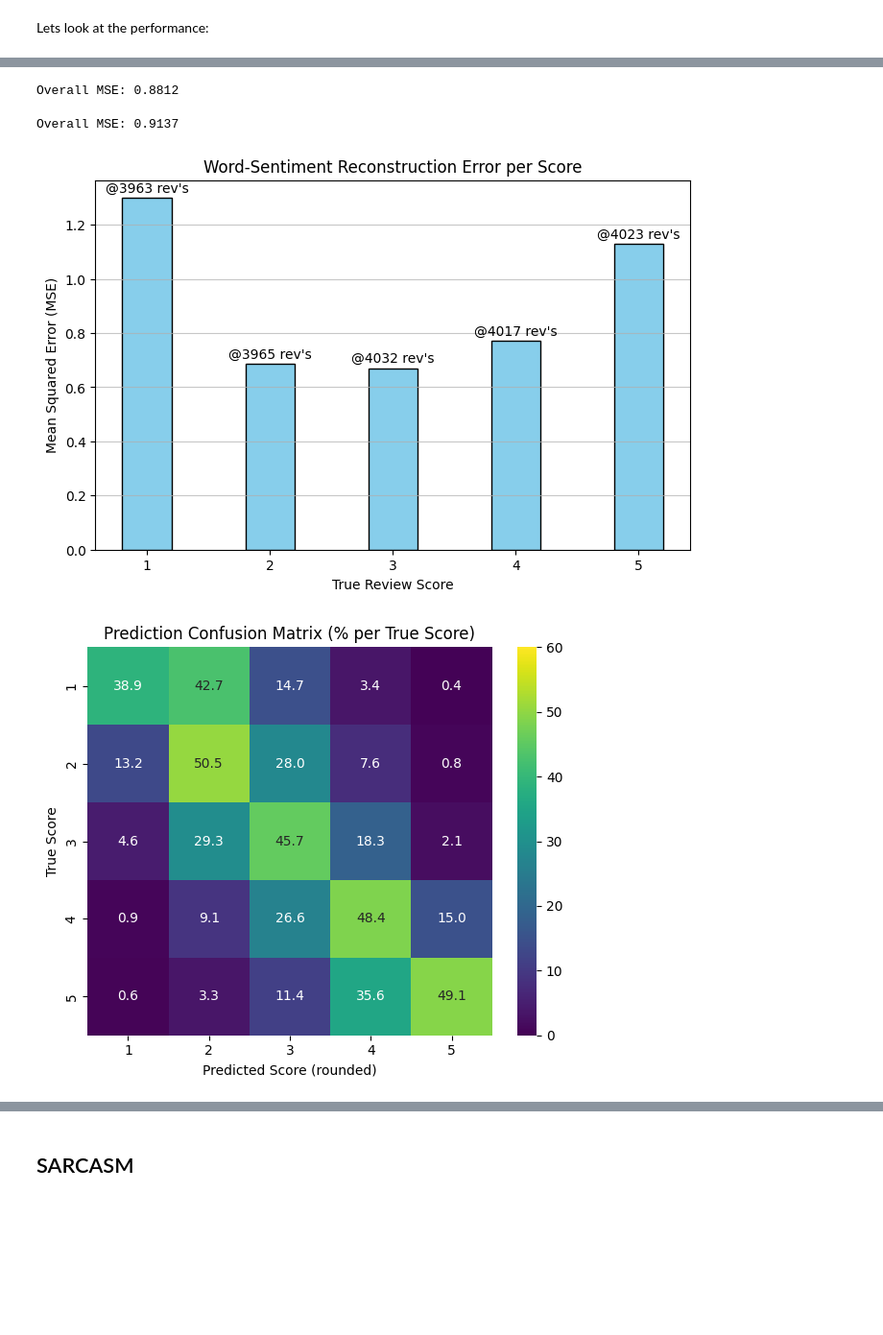
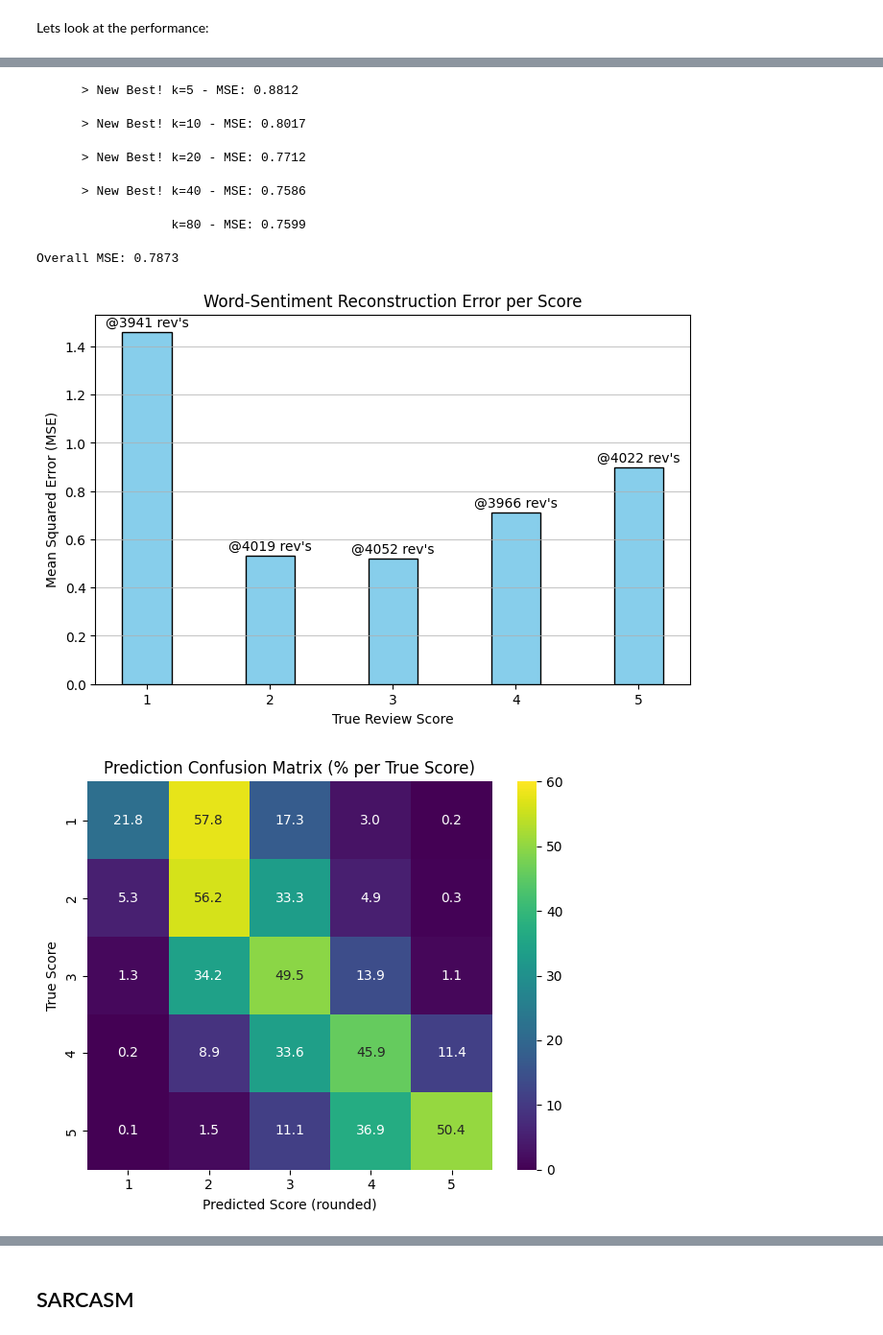
Before and after one commit to KevinFlummi/02807_CompTools, a Jupyter notebook: project_final.ipynb, the cells around one changed output, grey strips where cells are left out. Shown at 96% size. Cells and saved outputs as stored; diff of their text form; code cells hidden in the pictures; blank space fills up the shorter version.

```diff
--- a/project_final.ipynb
+++ b/project_final.ipynb
@@ -1835,7 +1817,7 @@ def build_embedding_index(
 
 
 def estimate_ratings_with_embeddings(
-    dataset, index, model, tokenizer, prefix="", batch_size=64
+    dataset, index, model, tokenizer, prefix="", batch_size=64, top_k=5
 ):
     true_scores = []
     pred_scores = []
@@ -1854,7 +1836,7 @@ def estimate_ratings_with_embeddings(
         batch_emb = normalize(batch_emb, norm="l2", axis=1).astype(np.float32)
 
         for emb, rating in zip(batch_emb, batch_ratings):
-            pred, _ = index.predict_label(emb, top_k=5)
+            pred, _ = index.predict_label(emb, top_k=top_k)
             if pred is None:
                 pred = 3.0
                 n_unknown += 1
@@ -1862,17 +1844,36 @@ def estimate_ratings_with_embeddings(
             true_scores.append(rating)
             pred_scores.append(pred)
 
-    make_analysis(true_scores, pred_scores, prefix=prefix, suffix="faiss")
-    return n_unknown
+    # Calculate MSE
+    true_scores_arr = np.array(true_scores)
+    pred_scores_arr = np.array(pred_scores)
+    diff = np.abs(pred_scores_arr - true_scores_arr)
+    mse = np.mean(np.where(diff >= 0.5, diff**2, 0))
+
+    # Call make_analysis for plots (only if prefix is provided to avoid duplicate plots during tuning)
+    if prefix:
+        make_analysis(true_scores, pred_scores, prefix=prefix, suffix="faiss")
+
+    return mse
 # %% [markdown]
 Lets look at the performance:
 # %%
 cache_dir = os.path.join(PROJECT_ROOT, "cache")
 index = build_embedding_index(train_ds, model, tokenizer, cache_dir)
 
-unknown = estimate_ratings_with_embeddings(val_ds, index, model, tokenizer)
+k_values = [5, 10, 20, 40, 80]
+best_mse = np.inf
+best_k = 0
+for k in k_values:
+    mse = estimate_ratings_with_embeddings(val_ds, index, model, tokenizer, top_k=k)
+    if mse < best_mse:
+        print(f"      > New Best! k={k} - MSE: {mse:.4f}")
+        best_mse = mse
+        best_k = k
+    else:
+        print(f"                  k={k} - MSE: {mse:.4f}")
 
 unknown = estimate_ratings_with_embeddings(
-    test_ds, index, model, tokenizer, prefix="Test_"
+    test_ds, index, model, tokenizer, prefix="Test_", top_k=best_k
 )
 # %% [output]
@@ -1881,5 +1882,9 @@ Saving embedding cache...
 Building IndexFlatIP model...
-Overall MSE: 0.8812
+      > New Best! k=5 - MSE: 0.8812
-Overall MSE: 0.9137
+      > New Best! k=10 - MSE: 0.8017
+      > New Best! k=20 - MSE: 0.7712
+      > New Best! k=40 - MSE: 0.7586
+                  k=80 - MSE: 0.7599
+Overall MSE: 0.7873
-[figure, old version]
+[figure, new version]
-[figure, old version]
+[figure, new version]
```
Also changed, not shown: parts of 2 cells of this notebook, 2 other files.
